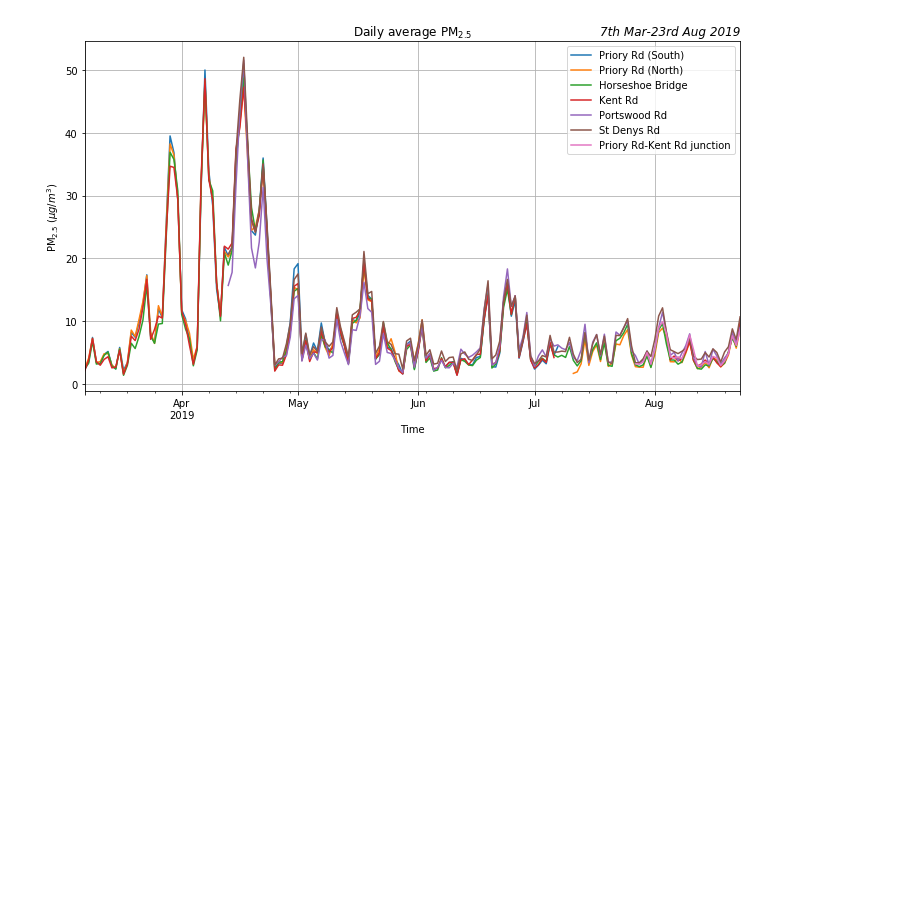
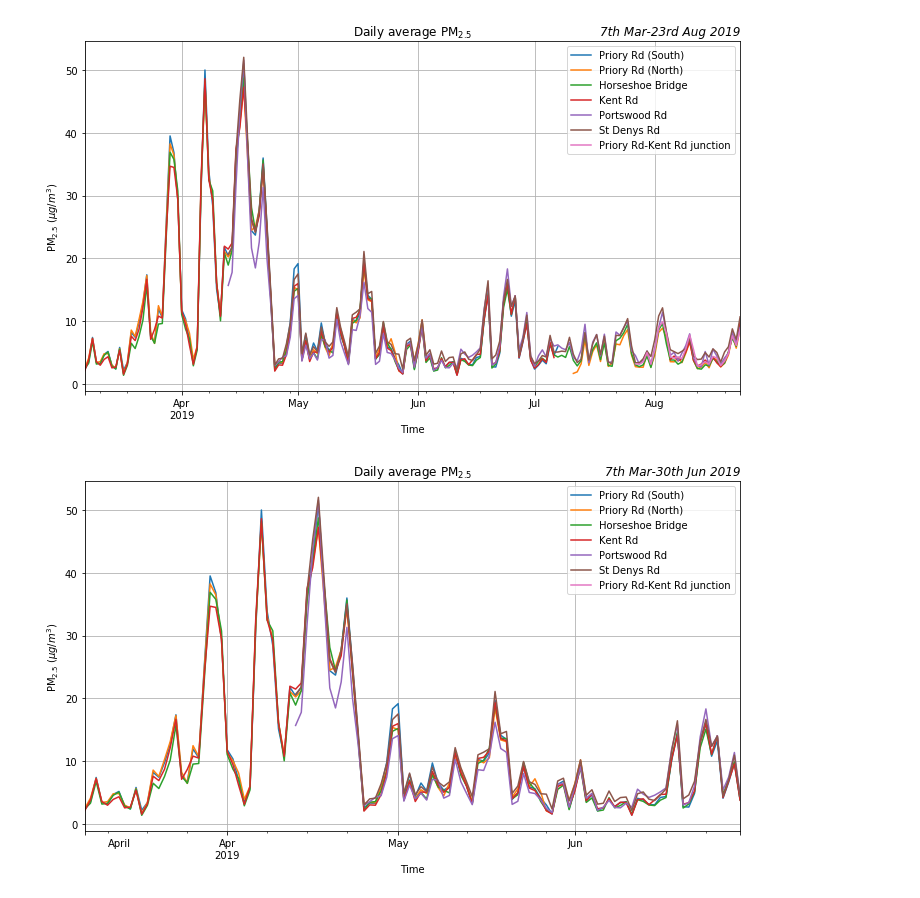
Before and after one commit to robintw/Breathing-Spaces-code, a Jupyter notebook: Plot All Sites.ipynb, the cells around one changed output. Drawn from its saved outputs; the diff is of its cells as text; code cells hidden in the pictures; blank space fills up the shorter version.

```diff
--- a/Plot All Sites.ipynb
+++ b/Plot All Sites.ipynb
@@ -35,3 +35,16 @@ plt.tight_layout()
 plt.savefig('graphs/AllSites_WholePeriod.png', dpi=300)
 # %% [output]
 [figure]
+# %%
+daily_mean['2019-03-07':'2019-06-30'].rename(columns=ID_to_name).plot(figsize=(10, 6))
+#plt.grid(axis='both', which='minor')
+plt.grid(axis='both', which='major')
+plt.xlabel('Time')
+plt.ylabel('$\mathrm{PM}_{2.5}$ ($\mu g / m^3$)')
+plt.annotate("April", xy=(70, 35), xycoords='figure points')
+plt.title('Daily average $\mathrm{PM}_{2.5}$')
+plt.title('7th Mar-30th Jun 2019', loc='right', fontstyle='italic')
+plt.tight_layout()
+plt.savefig('graphs/AllSites_PreSummer.png', dpi=300)
+# %% [output]
+[figure, added]
```
Also changed, not shown: 3 other files.
